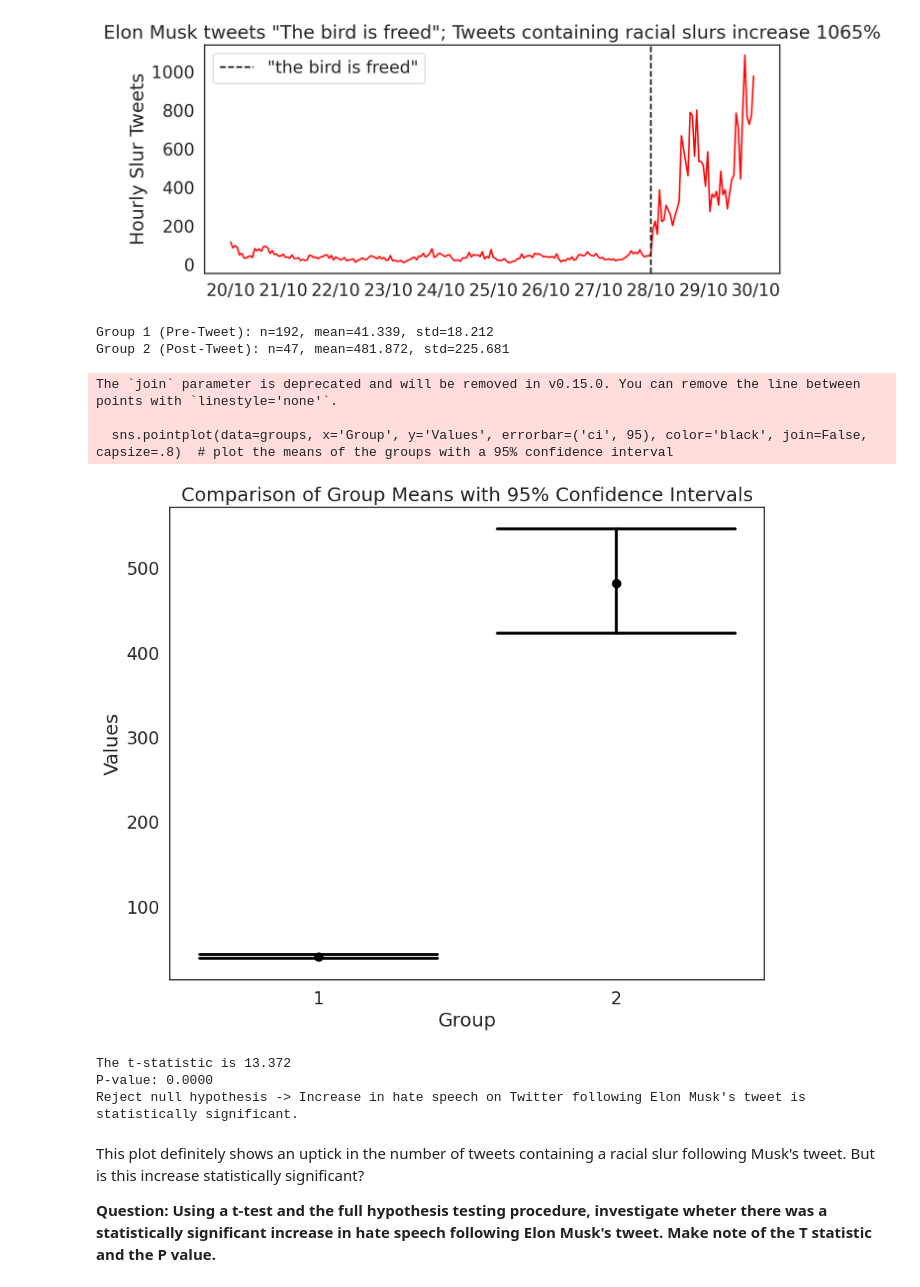
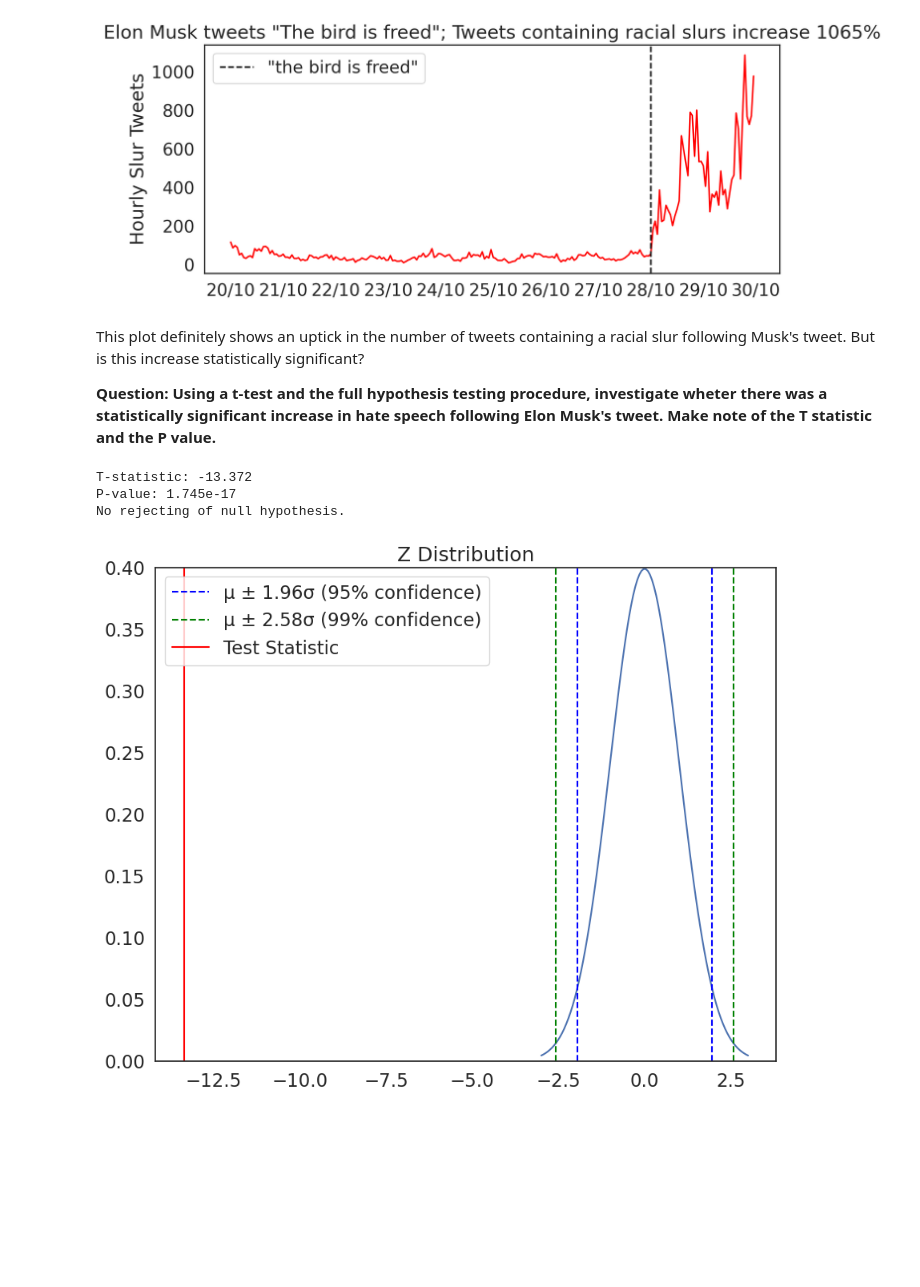
Before and after one commit to Btotheshlz/QM2, a Jupyter notebook: notebooks/W06. Hypothesis Testing.ipynb, the cells around one changed output. Saved outputs shown, nothing was run; the diff lists cells and outputs as text; code cells hidden in the pictures; blank space fills up the shorter version.

```diff
--- a/notebooks/W06. Hypothesis Testing.ipynb
+++ b/notebooks/W06. Hypothesis Testing.ipynb
@@ -315,47 +315,47 @@ plt.gca().xaxis.set_major_locator(mdates.DayLocator())
 plt.gca().xaxis.set_major_formatter(mdates.DateFormatter('%d/%m'))
 # %% [output]
 [figure]
-# %%
-pre_tweet_counts = tweets[tweets['hour'] < tweet]['count']
-post_tweet_counts = tweets[tweets['hour'] > tweet]['count']
-
-from scipy.stats import t
-
-def calculate_p(t_stat, df):
-    p_value = 1 - t.cdf(t_stat, df=df)
-    return p_value
-
-df = (pre_tweet_counts.var() / len(pre_tweet_counts) + post_tweet_counts.var() / len(post_tweet_counts))**2 / (
-    (pre_tweet_counts.var() / len(pre_tweet_counts))**2 / (len(pre_tweet_counts) - 1) +
-    (post_tweet_counts.var() / len(post_tweet_counts))**2 / (len(post_tweet_counts) - 1)
-)
-
-t_stat = manual_ttest(pre_tweet_counts, post_tweet_counts, plot=True)
-p_value = calculate_p(t_stat, df)
-
-print('The t-statistic is %.3f' % t_stat)
-print(f"P-value: {p_value:.4f}")
-
-# Set the critical value
-critical_value = 1.96
-a = 0.05
-
-# Decision rule
-if t_stat > critical_value and p_value < a:
-    print("Reject null hypothesis -> Increase in hate speech on Twitter following Elon Musk's tweet is statistically significant.")
-else:
-    print("No rejecting of null hypothesis.")
-# %% [output]
-Group 1 (Pre-Tweet): n=192, mean=41.339, std=18.212
-Group 2 (Post-Tweet): n=47, mean=481.872, std=225.681
-The `join` parameter is deprecated and will be removed in v0.15.0. You can remove the line between points with `linestyle='none'`.
-
-  sns.pointplot(data=groups, x='Group', y='Values', errorbar=('ci', 95), color='black', join=False, capsize=.8)  # plot the means of the groups with a 95% confidence interval
-[figure, removed]
-The t-statistic is 13.372
-P-value: 0.0000
-Reject null hypothesis -> Increase in hate speech on Twitter following Elon Musk's tweet is statistically significant.
 # %% [markdown]
 This plot definitely shows an uptick in the number of tweets containing a racial slur following Musk's tweet. But is this increase statistically significant?
 
 **Question: Using a t-test and the full hypothesis testing procedure, investigate wheter there was a statistically significant increase in hate speech following Elon Musk's tweet. Make note of the T statistic and the P value.**
+# %%
+pre_tweet_counts = tweets[tweets['hour'] < tweet]['count']
+post_tweet_counts = tweets[tweets['hour'] > tweet]['count']
+
+from scipy.stats import t
+from scipy.stats import ttest_ind
+
+pre_mean = tweets[tweets['hour'] < tweet]['count'].mean()
+post_mean = tweets[tweets['hour'] > tweet]['count'].mean()
+
+# Calculate the percentage change in hourly tweet counts
+pct_change = int(((post_mean - pre_mean) / pre_mean) * 100)
+
+# Split data into pre and post groups
+pre = tweets[tweets['hour'] < tweet]['count'].dropna()
+post = tweets[tweets['hour'] > tweet]['count'].dropna()
+
+# Perform two-sided t-test
+t_statistic, p_value = ttest_ind(pre, post, equal_var=False)  # Welch's t-test
+
+# Print the t-statistic and p-value
+print(f"T-statistic: {t_statistic:.3f}")
+print(f"P-value: {p_value:.3e}")
+
+# Set the critical value
+critical_value = 1.96
+a = 0.05
+
+# Decision rule
+if t_statistic > critical_value and p_value < a:
+    print("Reject null hypothesis -> Increase in hate speech on Twitter following Elon Musk's tweet is statistically significant.")
+else:
+    print("No rejecting of null hypothesis.")
+
+plot_z(t_statistic)
+# %% [output]
+T-statistic: -13.372
+P-value: 1.745e-17
+No rejecting of null hypothesis.
+[figure, added]
```
Also changed, not shown: parts of 7 cells of this notebook.
